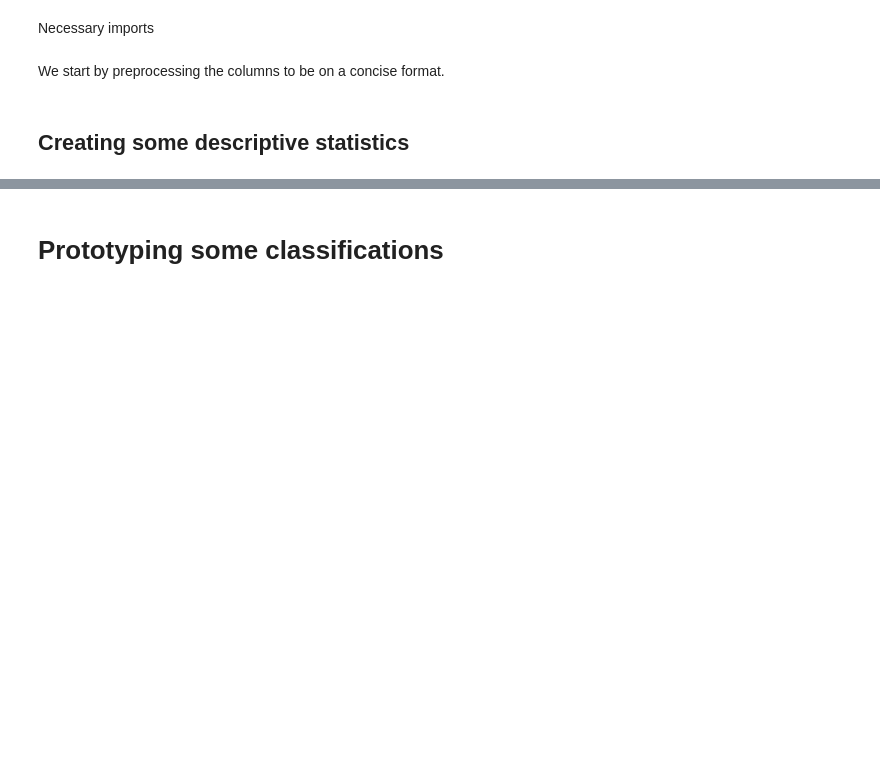
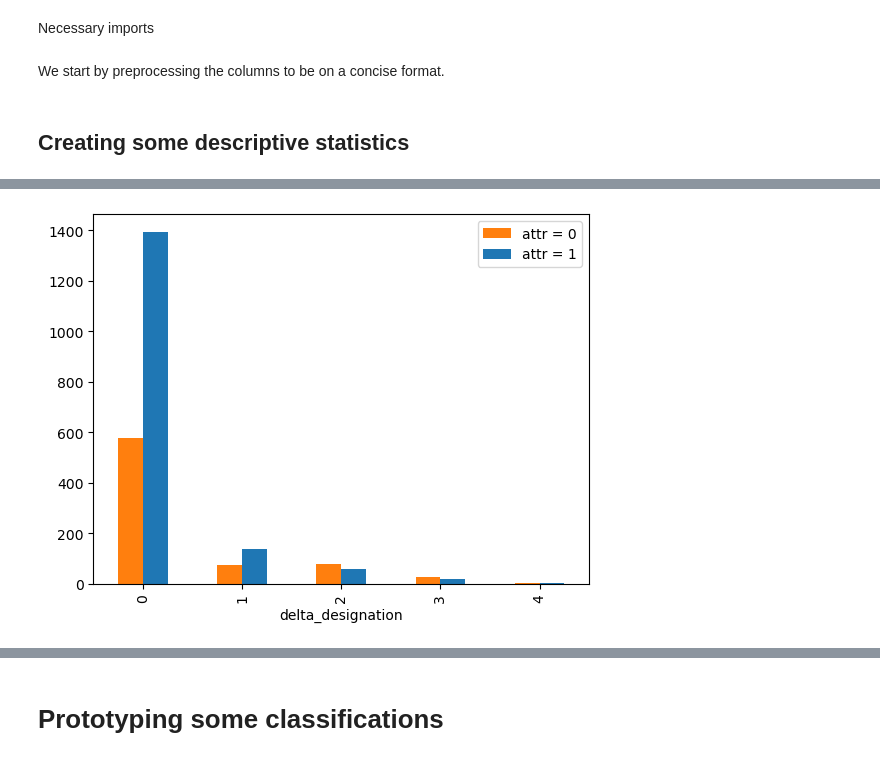
Before and after one commit to MathiasBjorgum/Project, a Jupyter notebook: tdt4259_project_notebook.ipynb, the cells around one changed output, grey strips where cells are left out. Cells and saved outputs as stored; diff of their text form; code cells hidden in the pictures; blank space fills up the shorter version.

```diff
--- a/tdt4259_project_notebook.ipynb
+++ b/tdt4259_project_notebook.ipynb
@@ -112,0 +44,4 @@ tikzplotlib.save(FIG_PATH.joinpath("group_by_salary.tex"))
+# %%
+plot_attrtion_by_group_count(desc_dataset, "delta_designation", relative = False, stacked = False, col_labels = False)
+# %% [output]
+[figure, added]
```
Also changed, not shown: parts of 16 cells of this notebook, 2 other files.
